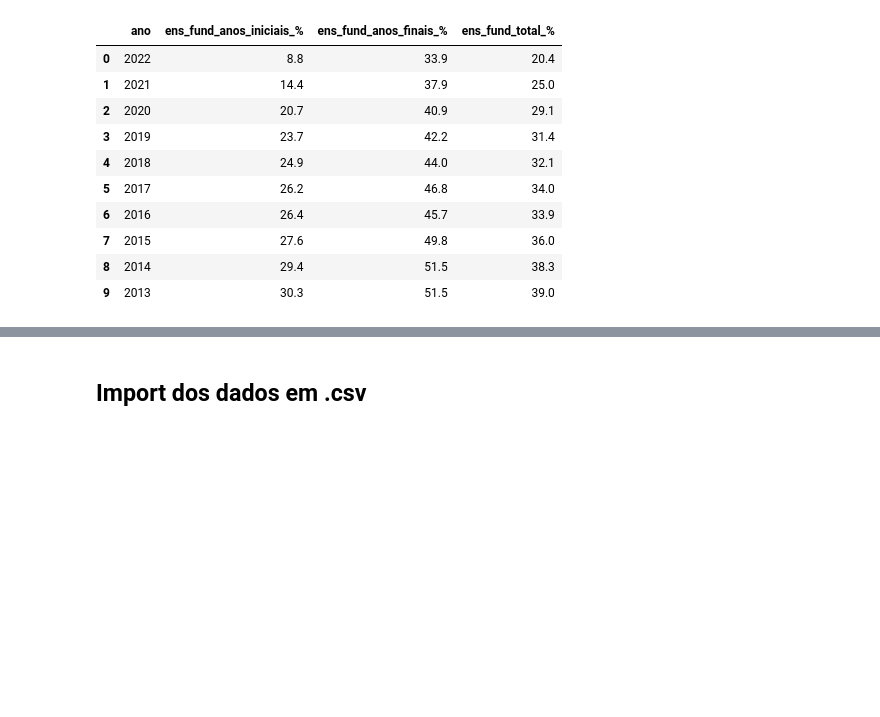
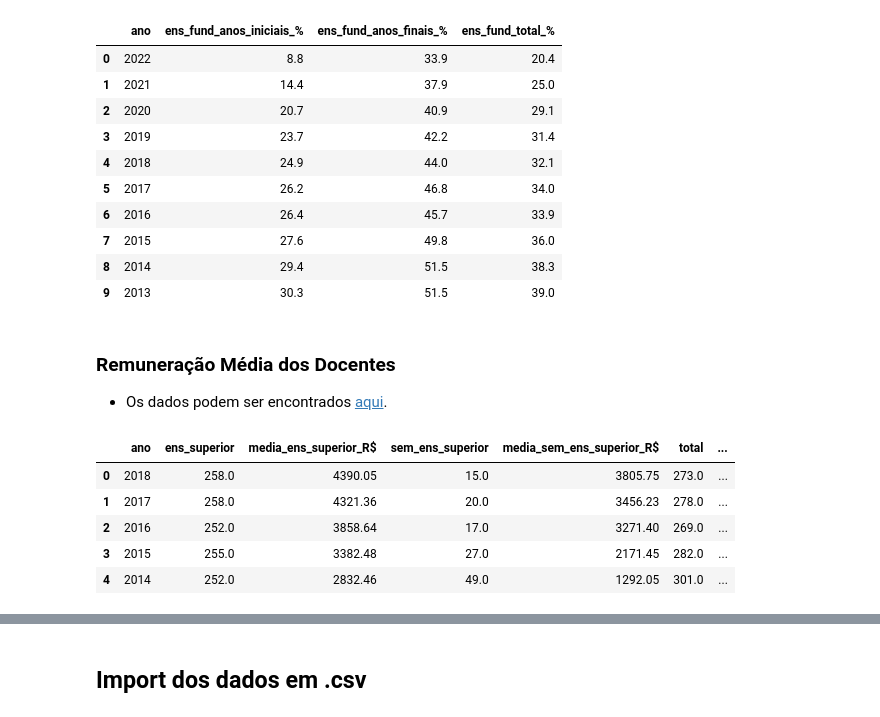
Before and after one commit to AllysonAbreu/dw_contas_publicas_2022, a Jupyter notebook: dea_despesas_dados_novos.ipynb, the cells around one changed output, grey strips where cells are left out. Saved outputs shown, nothing was run; the diff lists cells and outputs as text; code cells hidden in the pictures; blank space fills up the shorter version.

```diff
--- a/dea_despesas_dados_novos.ipynb
+++ b/dea_despesas_dados_novos.ipynb
@@ -215,3 +220,25 @@ df_taxa_distocao_idade_serie
 | 7 | 2015 | 27.6 | 49.8 | 36.0 |
 | 8 | 2014 | 29.4 | 51.5 | 38.3 |
 | 9 | 2013 | 30.3 | 51.5 | 39.0 |
+# %% [markdown]
+### Remuneração Média dos Docentes
+- Os dados podem ser encontrados [aqui](https://www.gov.br/inep/pt-br/acesso-a-informacao/dados-abertos/indicadores-educacionais/remuneracao-media-dos-docentes).
+# %%
+dic_remuneracao_media_docentes = {2018:{'ens_superior': 258, 'media_ens_superior_R$':4390.05, 'sem_ens_superior':15, 'media_sem_ens_superior_R$':3805.75,'total':273,'carga_horaria_semanal_H':40,'remuneracao_media_total_R$':4359.60},
+                                  2017:{'ens_superior': 258, 'media_ens_superior_R$':4321.36, 'sem_ens_superior':20, 'media_sem_ens_superior_R$':3456.23,'total':278,'carga_horaria_semanal_H':40,'remuneracao_media_total_R$':4273.53},
+                                  2016:{'ens_superior': 252, 'media_ens_superior_R$':3858.64, 'sem_ens_superior':17, 'media_sem_ens_superior_R$':3271.40,'total':269,'carga_horaria_semanal_H':40,'remuneracao_media_total_R$':3823.97},
+                                  2015:{'ens_superior': 255, 'media_ens_superior_R$':3382.48, 'sem_ens_superior':27, 'media_sem_ens_superior_R$':2171.45,'total':282,'carga_horaria_semanal_H':40,'remuneracao_media_total_R$':3287.65},
+                                  2014:{'ens_superior': 252, 'media_ens_superior_R$':2832.46, 'sem_ens_superior':49, 'media_sem_ens_superior_R$':1292.05,'total':301,'carga_horaria_semanal_H':40,'remuneracao_media_total_R$':2832.46}}
+
+# criando dataframe
+df_remuneracao_media_docentes = pd.DataFrame(dic_remuneracao_media_docentes).transpose()
+df_remuneracao_media_docentes.index.name='ano'
+df_remuneracao_media_docentes.reset_index(inplace=True)
+df_remuneracao_media_docentes
+# %% [output]
+|  | ano | ens_superior | media_ens_superior_R$ | sem_ens_superior | media_sem_ens_superior_R$ | total | ... |
+| 0 | 2018 | 258.0 | 4390.05 | 15.0 | 3805.75 | 273.0 | ... |
+| 1 | 2017 | 258.0 | 4321.36 | 20.0 | 3456.23 | 278.0 | ... |
+| 2 | 2016 | 252.0 | 3858.64 | 17.0 | 3271.40 | 269.0 | ... |
+| 3 | 2015 | 255.0 | 3382.48 | 27.0 | 2171.45 | 282.0 | ... |
+| 4 | 2014 | 252.0 | 2832.46 | 49.0 | 1292.05 | 301.0 | ... |
```
Also changed, not shown: parts of 9 cells of this notebook.
